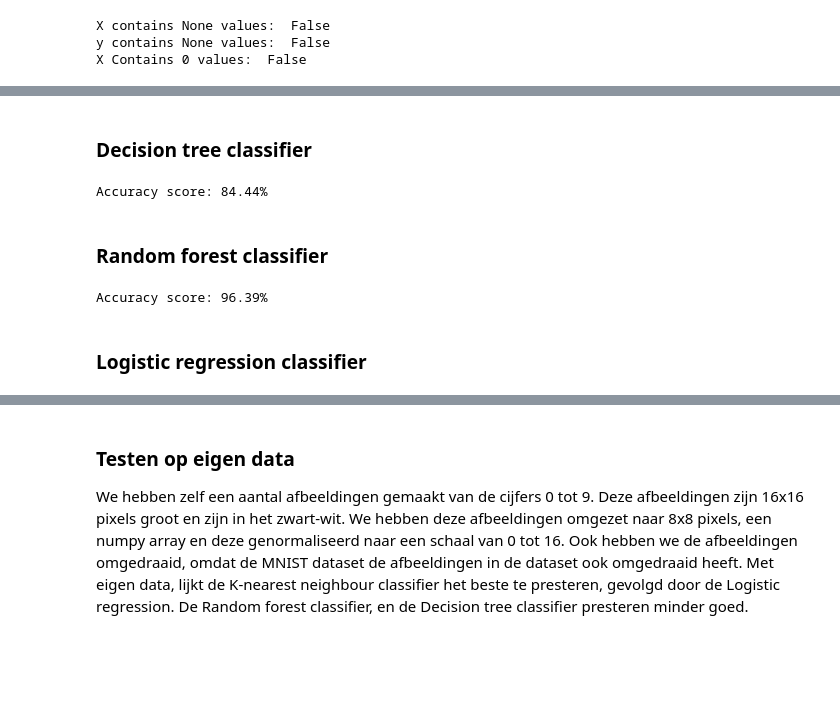
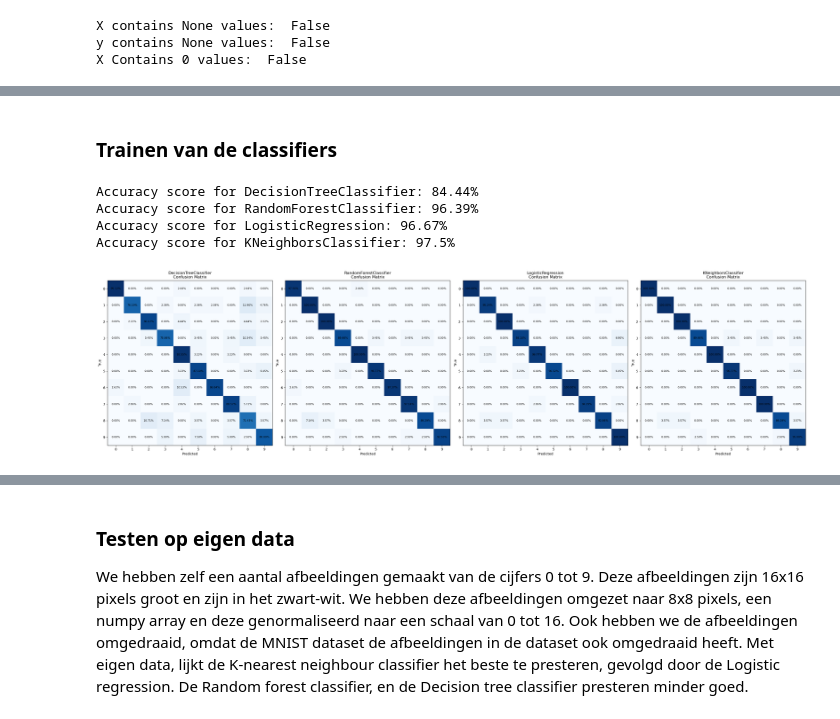
Before and after one commit to Liftpiloot/MNIST-Classification, a Jupyter notebook: MNIST-classification.ipynb, the cells around one changed output, grey strips where cells are left out. Drawn from its saved outputs; the diff is of its cells as text; code cells hidden in the pictures; blank space fills up the shorter version.

Commit message:
verbeter de runtime van stukken code, en het trainen van de modellen in één aparte functie

```diff
--- a/MNIST-classification.ipynb
+++ b/MNIST-classification.ipynb
@@ -67,6 +70,35 @@ print("y contains None values: ", (y == None).all())
 print("X Contains 0 values: ", (X == 0).all())
 
 models = []
+
+# function used to evaluate the models later
+def evaluate_models(models, x_train, y_train, x_test, y_test):
+    num_models = len(models)
+    fig, axes = plt.subplots(1, num_models, figsize=(30, 10))
+
+    for idx, model in enumerate(models):
+        model.fit(x_train, y_train)
+        y_pred = model.predict(x_test)
+        accuracy = accuracy_score(y_test, y_pred)
+        print(f"Accuracy score for {model.__class__.__name__}: {round((accuracy * 100), 2)}%")
+
+        cm = confusion_matrix(y_test, y_pred)
+        cm_percentage = cm / cm.sum(axis=1, keepdims=True) * 100
+
+        ax = axes[idx]
+        ax.imshow(cm_percentage, cmap='Blues')
+        ax.set_title(f'{model.__class__.__name__}\nConfusion Matrix')
+        ax.set_xlabel('Predicted')
+        ax.set_ylabel('True')
+        ax.set_xticks(np.arange(10))
+        ax.set_yticks(np.arange(10))
+
+        for i in range(cm.shape[0]):
+            for j in range(cm.shape[1]):
+                ax.text(j, i, f'{cm_percentage[i, j]:.2f}%', ha='center', va='center', color='black', fontsize=8)
+
+    plt.tight_layout()
+    plt.show()
 # %% [output]
 [figure]
 X contains None values:  False
@@ -134,35 +166,19 @@ In het volgende blok wordt er voor elke classifier een model gemaakt, getraind e
 # %% [markdown]
-### Decision tree classifier
+###  Trainen van de classifiers
 # %%
- #create a classifier using the tree
-from sklearn.tree import DecisionTreeClassifier
-from sklearn import tree
 decision_tree = DecisionTreeClassifier(random_state=seed)
-decision_tree.fit(x_train, y_train)
-y_pred_dt = decision_tree.predict(x_test)
-accuracy_score(y_test, y_pred_dt)
-print(f"Accuracy score: {round((accuracy_score(y_test, y_pred_dt)*100),2)}%")
+rnd_forest_model = RandomForestClassifier(random_state=seed)
+log_regression_model = LogisticRegression(max_iter=10000, random_state=seed)
+k_nearest_model = KNeighborsClassifier()
 models.append(decision_tree)
+models.append(rnd_forest_model)
+models.append(log_regression_model)
+models.append(k_nearest_model)
+
+evaluate_models(models, x_train, y_train, x_test, y_test)
 # %% [output]
-Accuracy score: 84.44%
+Accuracy score for DecisionTreeClassifier: 84.44%
+Accuracy score for RandomForestClassifier: 96.39%
+Accuracy score for LogisticRegression: 96.67%
+Accuracy score for KNeighborsClassifier: 97.5%
+[figure, added]
-# %% [markdown]
-### Random forest classifier
-# %%
-# model
-rnd_forest_model = RandomForestClassifier(random_state=seed)
-
-# training
-rnd_forest_model.fit(x_train, y_train)
-
-# predict
-y_pred_reg = rnd_forest_model.predict(x_test)
-
-# accuracy_score
-accuracy_score(y_test, y_pred_reg)
-print(f"Accuracy score: {round((accuracy_score(y_test, y_pred_reg)*100),2)}%")
-
-models.append(rnd_forest_model)
-# %% [output]
-Accuracy score: 96.39%
-# %% [markdown]
-### Logistic regression classifier
```
Also changed, not shown: parts of 15 cells of this notebook.
